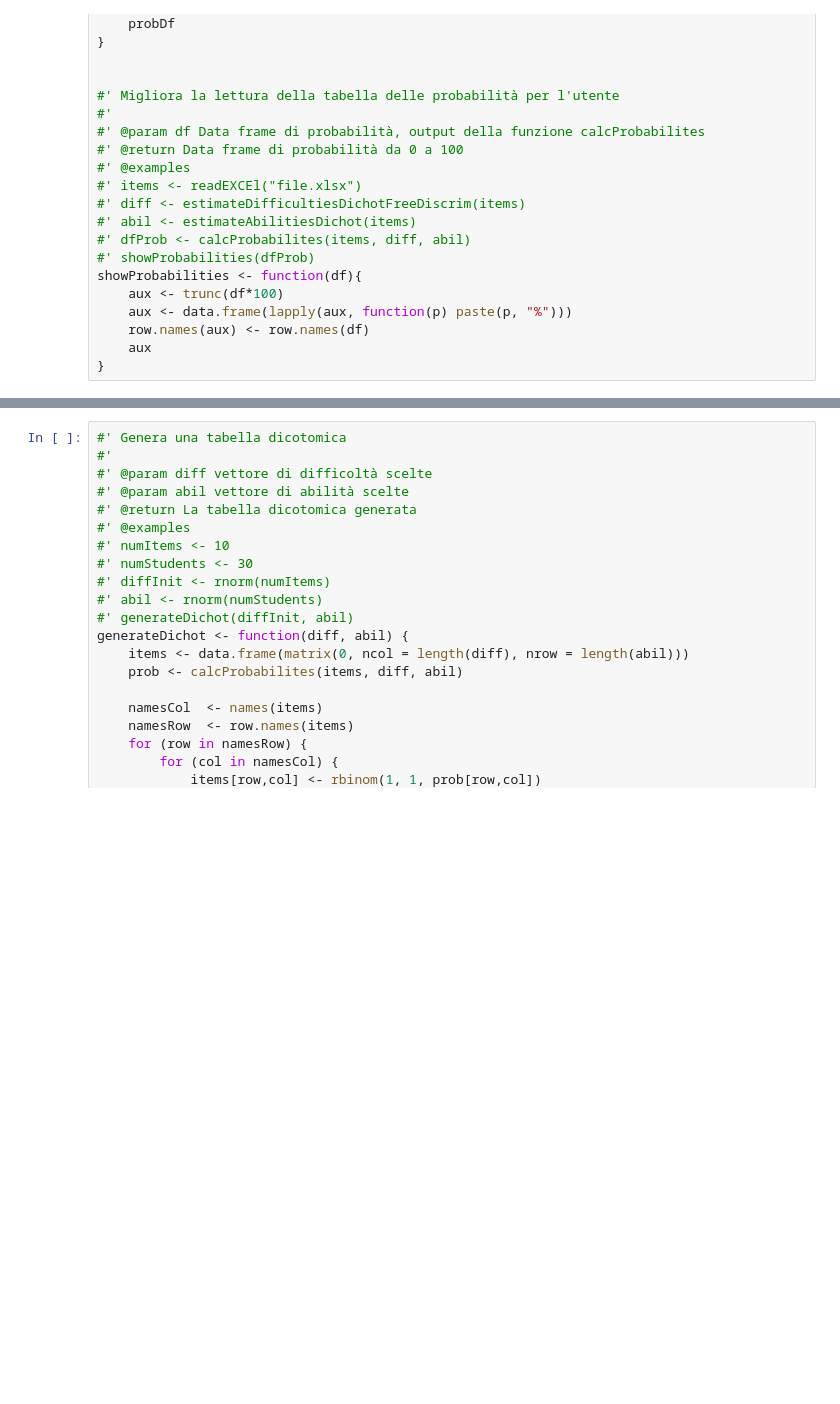
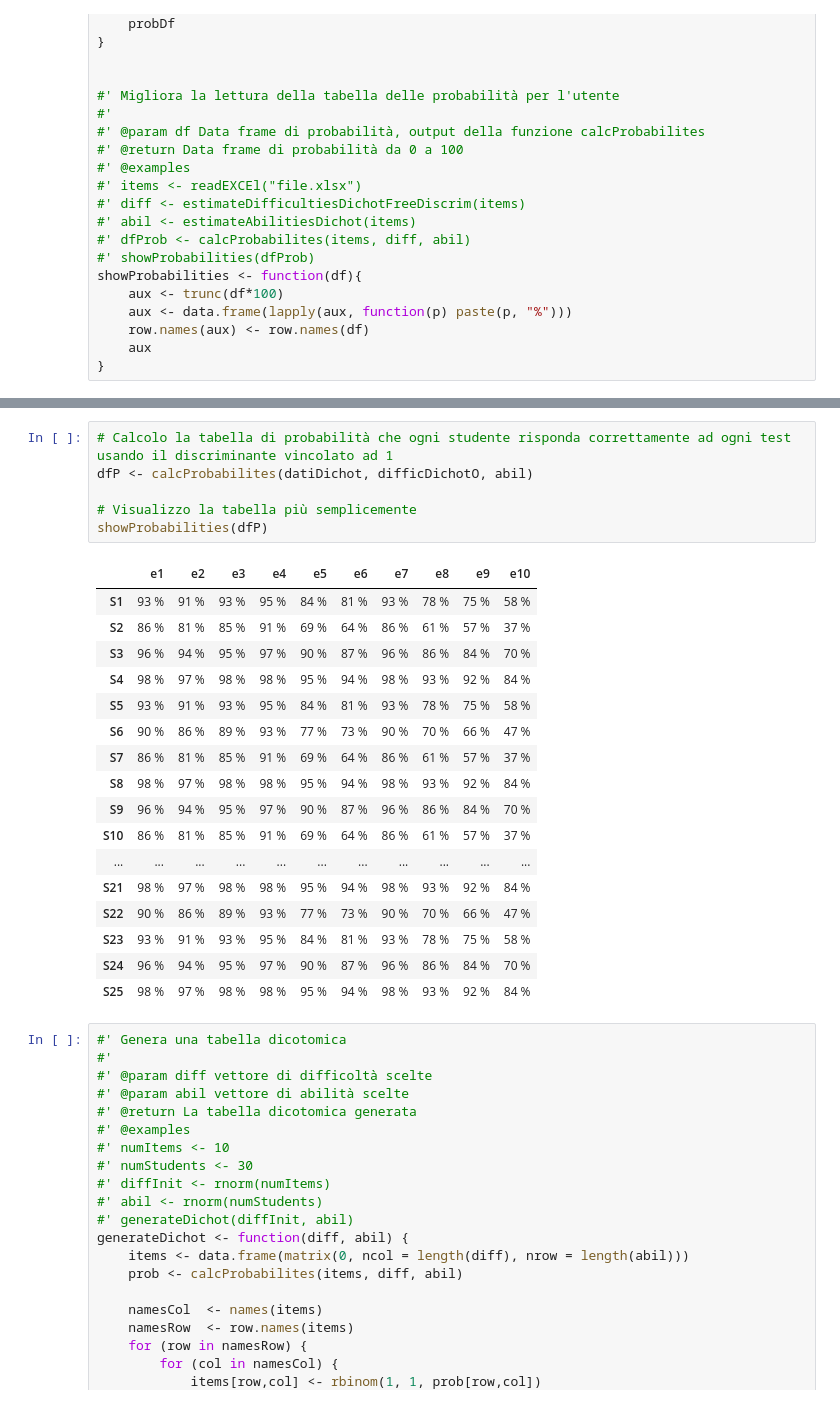
Before and after one commit to MarcoCordoni95/TesiTriennale-ItemResponseTheory, a Jupyter notebook: IRT.ipynb, the cells around one changed output, grey strips where cells are left out. Drawn from its saved outputs; the diff is of its cells as text; blank space fills up the shorter version.

```diff
--- a/IRT.ipynb
+++ b/IRT.ipynb
@@ -304,3 +304,27 @@ showProbabilities(dfP)
+# %%
+# Calcolo la tabella di probabilità che ogni studente risponda correttamente ad ogni test usando il discriminante vincolato ad 1
+dfP <- calcProbabilites(datiDichot, difficDichotO, abil)
+
+# Visualizzo la tabella più semplicemente
+showProbabilities(dfP)
+# %% [output]
+|  | e1 | e2 | e3 | e4 | e5 | e6 | e7 | e8 | e9 | e10 |
+| S1 | 93 % | 91 % | 93 % | 95 % | 84 % | 81 % | 93 % | 78 % | 75 % | 58 % |
+| S2 | 86 % | 81 % | 85 % | 91 % | 69 % | 64 % | 86 % | 61 % | 57 % | 37 % |
+| S3 | 96 % | 94 % | 95 % | 97 % | 90 % | 87 % | 96 % | 86 % | 84 % | 70 % |
+| S4 | 98 % | 97 % | 98 % | 98 % | 95 % | 94 % | 98 % | 93 % | 92 % | 84 % |
+| S5 | 93 % | 91 % | 93 % | 95 % | 84 % | 81 % | 93 % | 78 % | 75 % | 58 % |
+| S6 | 90 % | 86 % | 89 % | 93 % | 77 % | 73 % | 90 % | 70 % | 66 % | 47 % |
+| S7 | 86 % | 81 % | 85 % | 91 % | 69 % | 64 % | 86 % | 61 % | 57 % | 37 % |
+| S8 | 98 % | 97 % | 98 % | 98 % | 95 % | 94 % | 98 % | 93 % | 92 % | 84 % |
+| S9 | 96 % | 94 % | 95 % | 97 % | 90 % | 87 % | 96 % | 86 % | 84 % | 70 % |
+| S10 | 86 % | 81 % | 85 % | 91 % | 69 % | 64 % | 86 % | 61 % | 57 % | 37 % |
+| ... | ... | ... | ... | ... | ... | ... | ... | ... | ... | ... |
+| S21 | 98 % | 97 % | 98 % | 98 % | 95 % | 94 % | 98 % | 93 % | 92 % | 84 % |
+| S22 | 90 % | 86 % | 89 % | 93 % | 77 % | 73 % | 90 % | 70 % | 66 % | 47 % |
+| S23 | 93 % | 91 % | 93 % | 95 % | 84 % | 81 % | 93 % | 78 % | 75 % | 58 % |
+| S24 | 96 % | 94 % | 95 % | 97 % | 90 % | 87 % | 96 % | 86 % | 84 % | 70 % |
+| S25 | 98 % | 97 % | 98 % | 98 % | 95 % | 94 % | 98 % | 93 % | 92 % | 84 % |
 # %%
 #' Genera una tabella dicotomica
 #'
```
Also changed, not shown: parts of 7 cells of this notebook, 1 other file.
